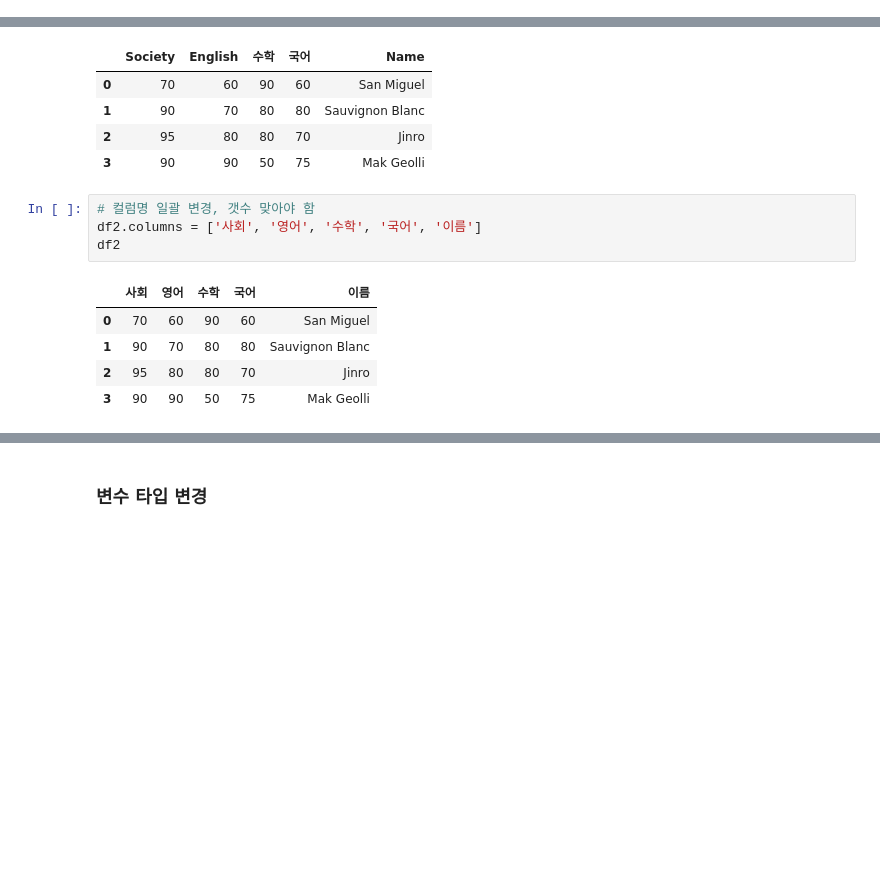
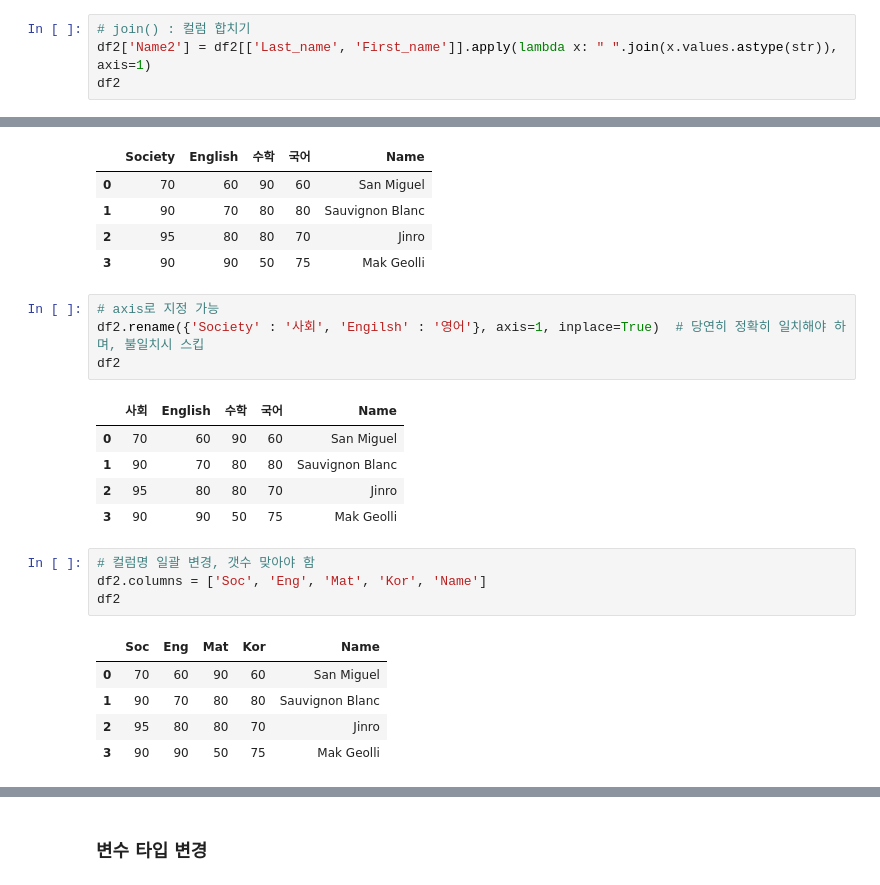
Before and after one commit to fairydragon4/fairydragon4, a Jupyter notebook: 03-2. Pandas 편집.ipynb, the cells around one changed output, grey strips where cells are left out. Drawn from its saved outputs; the diff is of its cells as text; blank space fills up the shorter version.

```diff
--- a/03-2. Pandas 편집.ipynb
+++ b/03-2. Pandas 편집.ipynb
@@ -182,3 +182,7 @@ df2
 | 1 | Sauvignon Blanc | 80 | 80 | 70 | 90 | 75 | Sauvignon | Blanc |
 | 2 | Jinro | 70 | 80 | 80 | 95 | 80 | Jinro | None |
 | 3 | Mak Geolli | 75 | 50 | 90 | 90 | 65 | Mak | Geolli |
+# %%
+# join() : 컬럼 합치기
+df2['Name2'] = df2[['Last_name', 'First_name']].apply(lambda x: " ".join(x.values.astype(str)), axis=1)
+df2
@@ -258,12 +278,22 @@ df2
 | 1 | 90 | 70 | 80 | 80 | Sauvignon Blanc |
 | 2 | 95 | 80 | 80 | 70 | Jinro |
 | 3 | 90 | 90 | 50 | 75 | Mak Geolli |
+# %%
+# axis로 지정 가능
+df2.rename({'Society' : '사회', 'Engilsh' : '영어'}, axis=1, inplace=True)  # 당연히 정확히 일치해야 하며, 불일치시 스킵
+df2
+# %% [output]
+|  | 사회 | English | 수학 | 국어 | Name |
+| 0 | 70 | 60 | 90 | 60 | San Miguel |
+| 1 | 90 | 70 | 80 | 80 | Sauvignon Blanc |
+| 2 | 95 | 80 | 80 | 70 | Jinro |
+| 3 | 90 | 90 | 50 | 75 | Mak Geolli |
 # %%
 # 컬럼명 일괄 변경, 갯수 맞아야 함
-df2.columns = ['사회', '영어', '수학', '국어', '이름']
+df2.columns = ['Soc', 'Eng', 'Mat', 'Kor', 'Name']
 df2
 # %% [output]
-|  | 사회 | 영어 | 수학 | 국어 | 이름 |
+|  | Soc | Eng | Mat | Kor | Name |
 | 0 | 70 | 60 | 90 | 60 | San Miguel |
 | 1 | 90 | 70 | 80 | 80 | Sauvignon Blanc |
 | 2 | 95 | 80 | 80 | 70 | Jinro |
```
Also changed, not shown: parts of 14 cells of this notebook.
